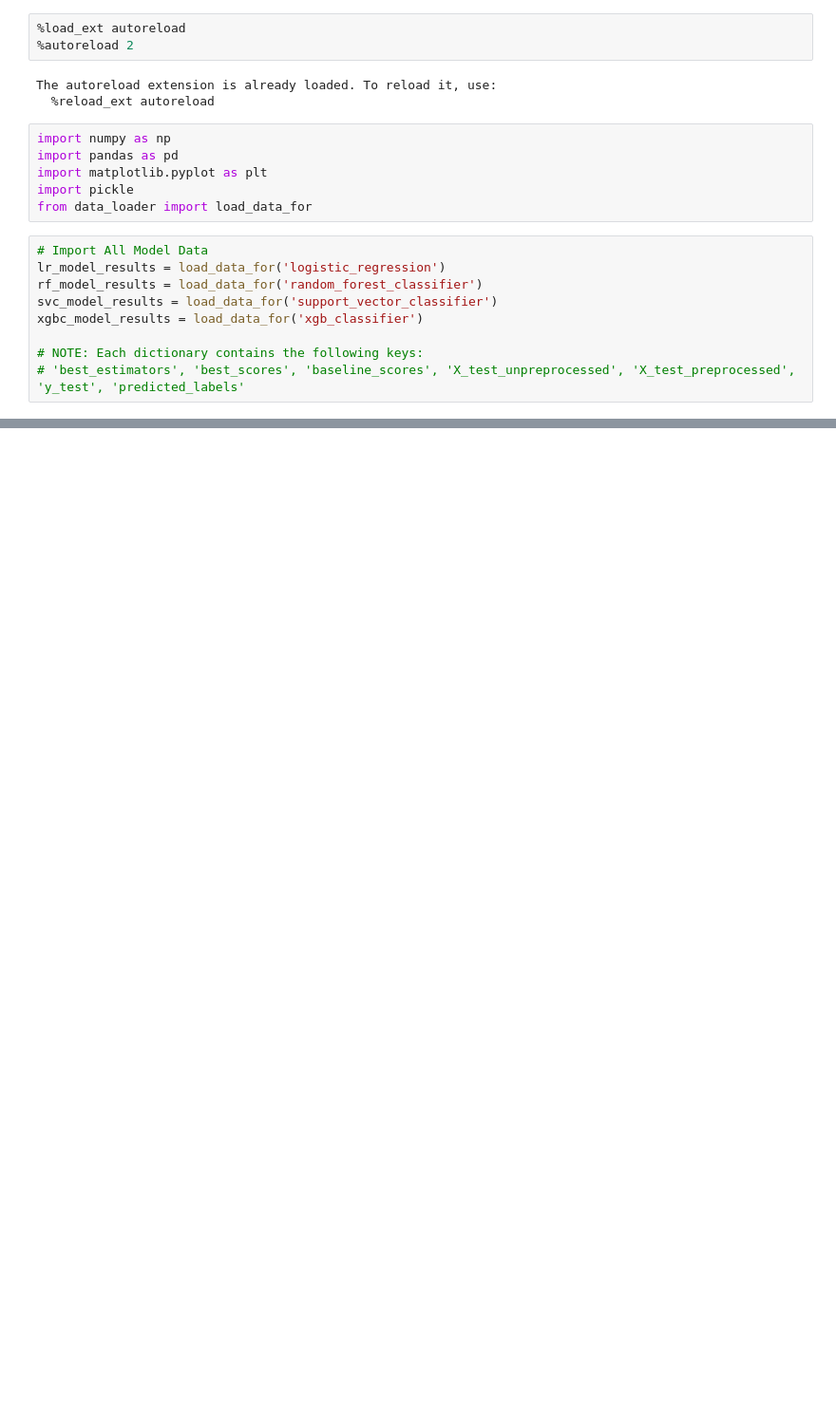
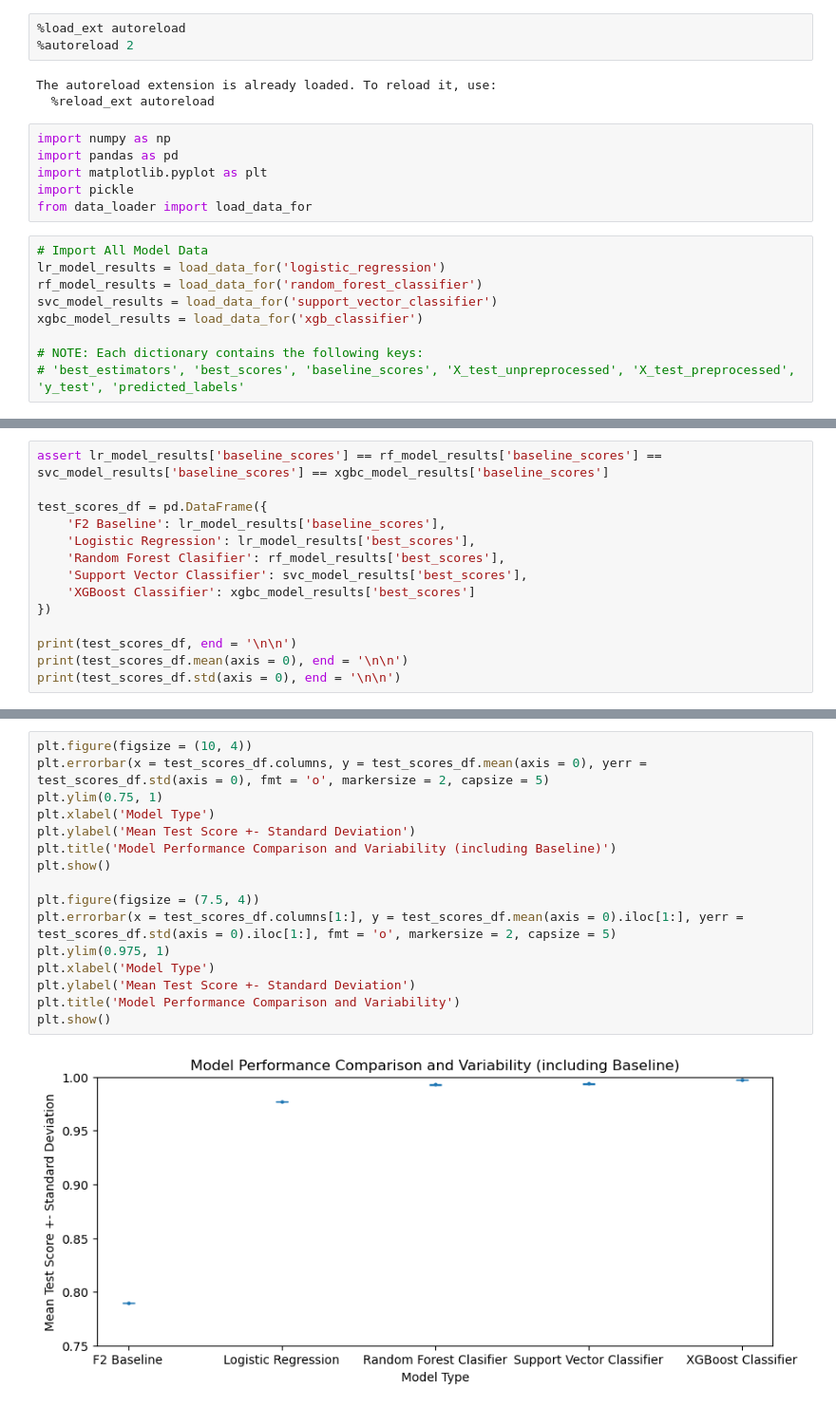
Before and after one commit to plestz/phishing_url_detection, a Jupyter notebook: src/analysis.ipynb, the cells around one changed output, grey strips where cells are left out. Shown at 95% size. Cells and saved outputs as stored; diff of their text form; blank space fills up the shorter version.

Commit message:
feat: model comparison analysis --> xgboost classifier clear dominant model

```diff
--- a/src/analysis.ipynb
+++ b/src/analysis.ipynb
@@ -31,0 +22,14 @@ print(xgbc_model_results['best_scores'])
+# %%
+assert lr_model_results['baseline_scores'] == rf_model_results['baseline_scores'] == svc_model_results['baseline_scores'] == xgbc_model_results['baseline_scores']
+
+test_scores_df = pd.DataFrame({
+    'F2 Baseline': lr_model_results['baseline_scores'],
+    'Logistic Regression': lr_model_results['best_scores'],
+    'Random Forest Clasifier': rf_model_results['best_scores'],
+    'Support Vector Classifier': svc_model_results['best_scores'],
+    'XGBoost Classifier': xgbc_model_results['best_scores']
+})
+
+print(test_scores_df, end = '\n\n')
+print(test_scores_df.mean(axis = 0), end = '\n\n')
+print(test_scores_df.std(axis = 0), end = '\n\n')
@@ -31,0 +58,18 @@ print(xgbc_model_results['best_scores'])
+# %%
+plt.figure(figsize = (10, 4))
+plt.errorbar(x = test_scores_df.columns, y = test_scores_df.mean(axis = 0), yerr = test_scores_df.std(axis = 0), fmt = 'o', markersize = 2, capsize = 5)
+plt.ylim(0.75, 1)
+plt.xlabel('Model Type')
+plt.ylabel('Mean Test Score +- Standard Deviation')
+plt.title('Model Performance Comparison and Variability (including Baseline)')
+plt.show()
+
+plt.figure(figsize = (7.5, 4))
+plt.errorbar(x = test_scores_df.columns[1:], y = test_scores_df.mean(axis = 0).iloc[1:], yerr = test_scores_df.std(axis = 0).iloc[1:], fmt = 'o', markersize = 2, capsize = 5)
+plt.ylim(0.975, 1)
+plt.xlabel('Model Type')
+plt.ylabel('Mean Test Score +- Standard Deviation')
+plt.title('Model Performance Comparison and Variability')
+plt.show()
+# %% [output]
+[figure, added]
```
Also changed, not shown: parts of 5 cells of this notebook, 3 other files.
